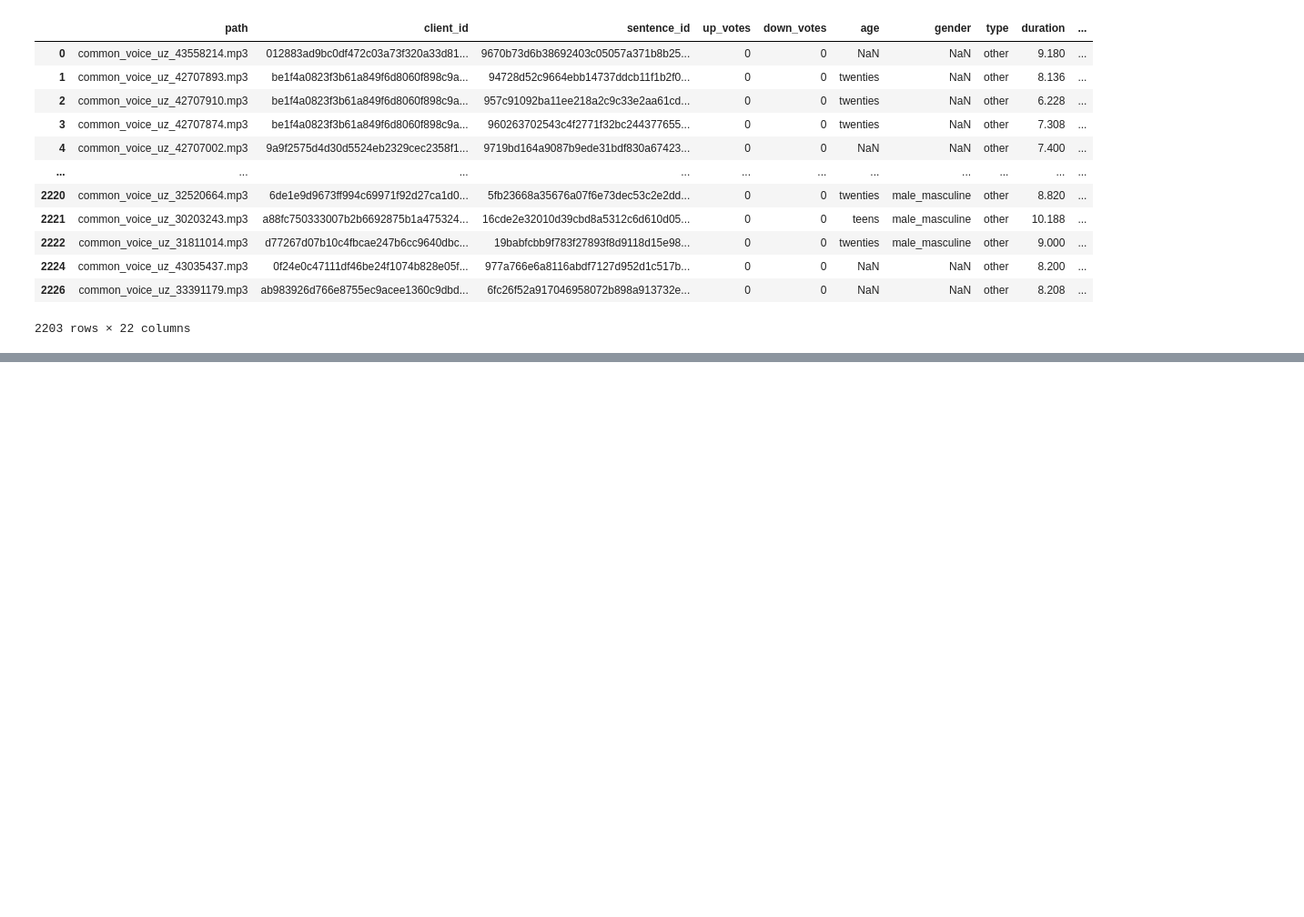
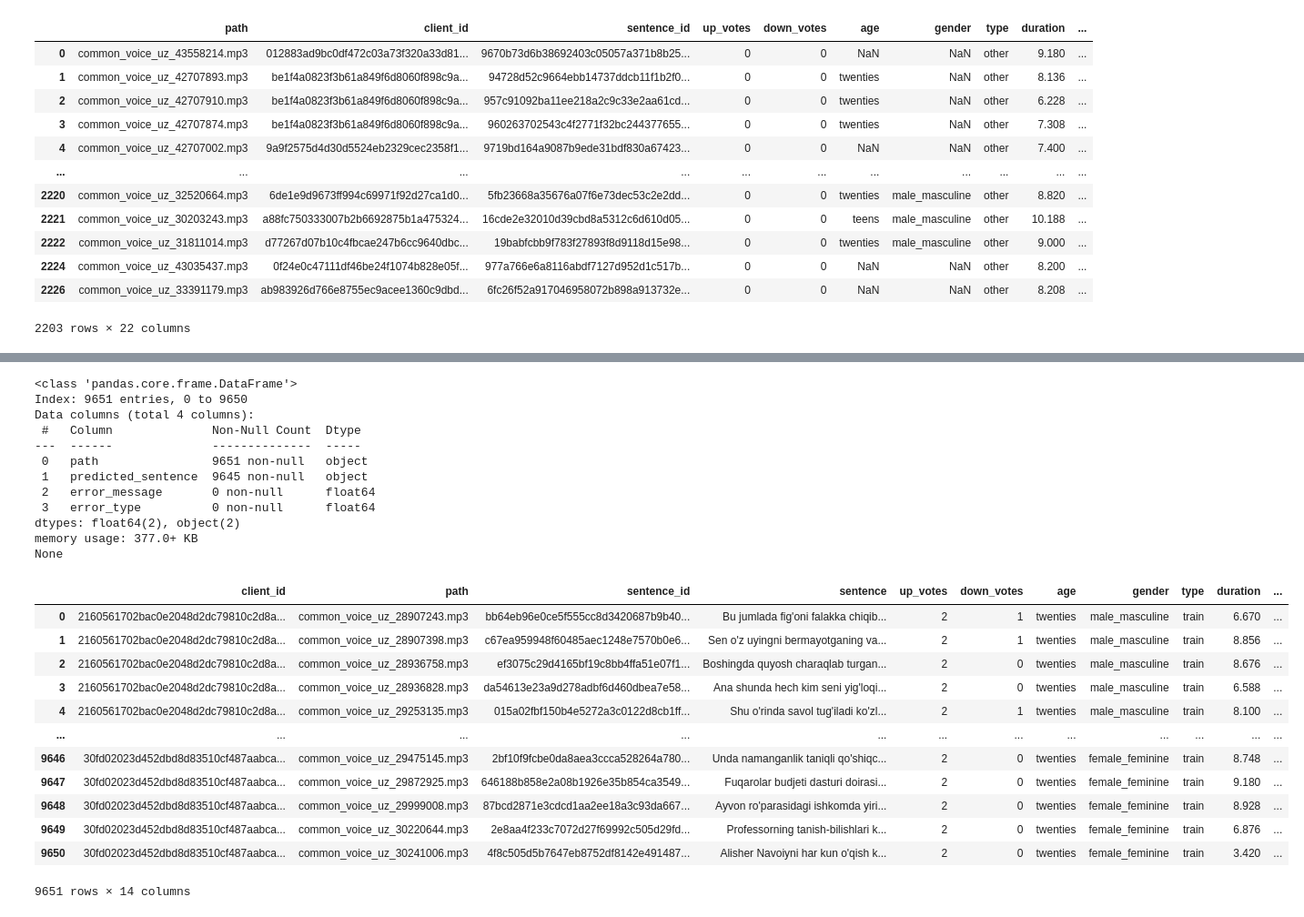
Before and after one commit to HaidarChaito/uzbek-automatic-speech-recognition, a Jupyter notebook: notebooks/common_voice_dataset_quality_evaluation.ipynb, the cells around one changed output, grey strips where cells are left out. Shown at 91% size. Drawn from its saved outputs; the diff is of its cells as text; code cells hidden in the pictures; blank space fills up the shorter version.

```diff
--- a/notebooks/common_voice_dataset_quality_evaluation.ipynb
+++ b/notebooks/common_voice_dataset_quality_evaluation.ipynb
@@ -1117,0 +1502,40 @@ Total duration: 4.64h
+# %%
+new_sampled_recordings_df = pd.read_csv(NEW_SAMPLED_RECORDINGS_PATH, index_col="id")
+predicted_transcripts_df = pd.read_csv(TRANSCRIPTION_RESULTS_VALIDATED_PATH, index_col="id")
+
+print(predicted_transcripts_df.info())
+
+# Merge transcription results with original data
+new_sampled_recordings_df = new_sampled_recordings_df.merge(
+    predicted_transcripts_df,
+    left_on="path",
+    right_on="path",
+    how="left"
+)
+new_sampled_recordings_df
+# %% [output]
+<class 'pandas.core.frame.DataFrame'>
+Index: 9651 entries, 0 to 9650
+Data columns (total 4 columns):
+ #   Column              Non-Null Count  Dtype
+---  ------              --------------  -----
+ 0   path                9651 non-null   object
+ 1   predicted_sentence  9645 non-null   object
+ 2   error_message       0 non-null      float64
+ 3   error_type          0 non-null      float64
+dtypes: float64(2), object(2)
+memory usage: 377.0+ KB
+None
+|  | client_id | path | sentence_id | sentence | up_votes | down_votes | age | gender | type | duration | ... |
+| 0 | 2160561702bac0e2048d2dc79810c2d8a... | common_voice_uz_28907243.mp3 | bb64eb96e0ce5f555cc8d3420687b9b40... | Bu jumlada fig'oni falakka chiqib... | 2 | 1 | twenties | male_masculine | train | 6.670 | ... |
+| 1 | 2160561702bac0e2048d2dc79810c2d8a... | common_voice_uz_28907398.mp3 | c67ea959948f60485aec1248e7570b0e6... | Sen o'z uyingni bermayotganing va... | 2 | 1 | twenties | male_masculine | train | 8.856 | ... |
+| 2 | 2160561702bac0e2048d2dc79810c2d8a... | common_voice_uz_28936758.mp3 | ef3075c29d4165bf19c8bb4ffa51e07f1... | Boshingda quyosh charaqlab turgan... | 2 | 0 | twenties | male_masculine | train | 8.676 | ... |
+| 3 | 2160561702bac0e2048d2dc79810c2d8a... | common_voice_uz_28936828.mp3 | da54613e23a9d278adbf6d460dbea7e58... | Ana shunda hech kim seni yig'loqi... | 2 | 0 | twenties | male_masculine | train | 6.588 | ... |
+| 4 | 2160561702bac0e2048d2dc79810c2d8a... | common_voice_uz_29253135.mp3 | 015a02fbf150b4e5272a3c0122d8cb1ff... | Shu o'rinda savol tug'iladi ko'zl... | 2 | 1 | twenties | male_masculine | train | 8.100 | ... |
+| ... | ... | ... | ... | ... | ... | ... | ... | ... | ... | ... | ... |
+| 9646 | 30fd02023d452dbd8d83510cf487aabca... | common_voice_uz_29475145.mp3 | 2bf10f9fcbe0da8aea3ccca528264a780... | Unda namanganlik taniqli qo'shiqc... | 2 | 0 | twenties | female_feminine | train | 8.748 | ... |
+| 9647 | 30fd02023d452dbd8d83510cf487aabca... | common_voice_uz_29872925.mp3 | 646188b858e2a08b1926e35b854ca3549... | Fuqarolar budjeti dasturi doirasi... | 2 | 0 | twenties | female_feminine | train | 9.180 | ... |
+| 9648 | 30fd02023d452dbd8d83510cf487aabca... | common_voice_uz_29999008.mp3 | 87bcd2871e3cdcd1aa2ee18a3c93da667... | Аyvon ro'parasidagi ishkomda yiri... | 2 | 0 | twenties | female_feminine | train | 8.928 | ... |
+| 9649 | 30fd02023d452dbd8d83510cf487aabca... | common_voice_uz_30220644.mp3 | 2e8aa4f233c7072d27f69992c505d29fd... | Professorning tanish-bilishlari k... | 2 | 0 | twenties | female_feminine | train | 6.876 | ... |
+| 9650 | 30fd02023d452dbd8d83510cf487aabca... | common_voice_uz_30241006.mp3 | 4f8c505d5b7647eb8752df8142e491487... | Alisher Navoiyni har kun o'qish k... | 2 | 0 | twenties | female_feminine | train | 3.420 | ... |
+9651 rows × 14 columns
```
Also changed, not shown: parts of 18 cells of this notebook, 4 other files.
